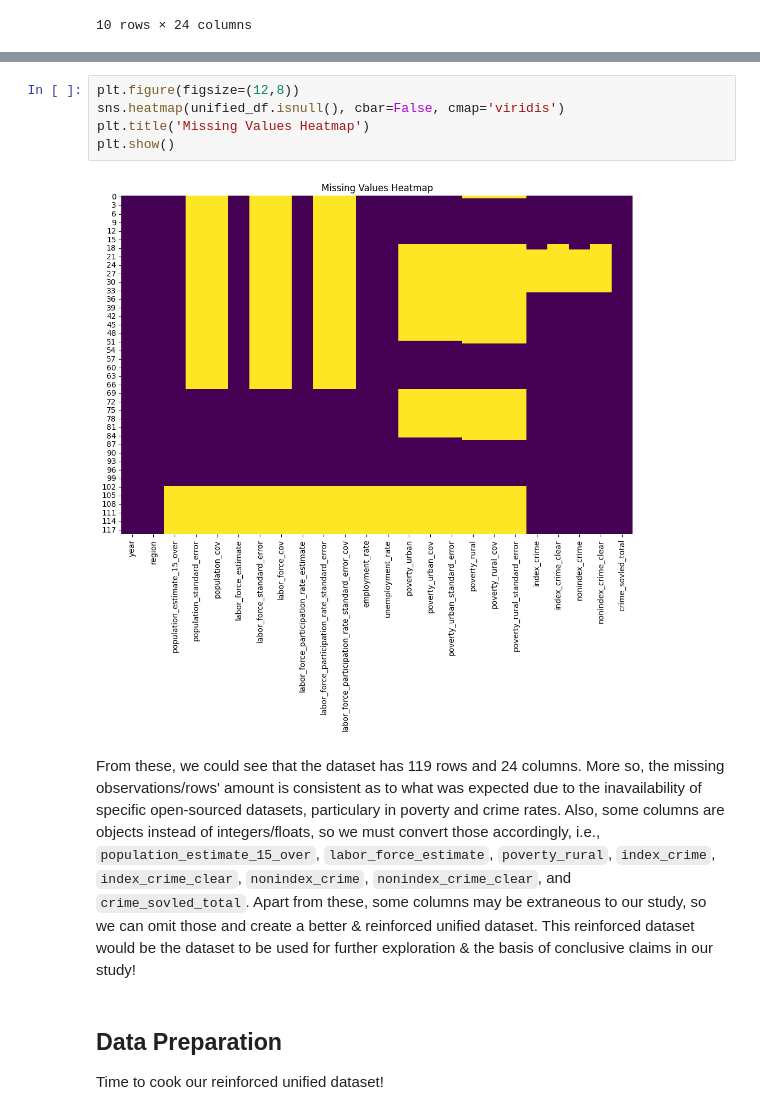
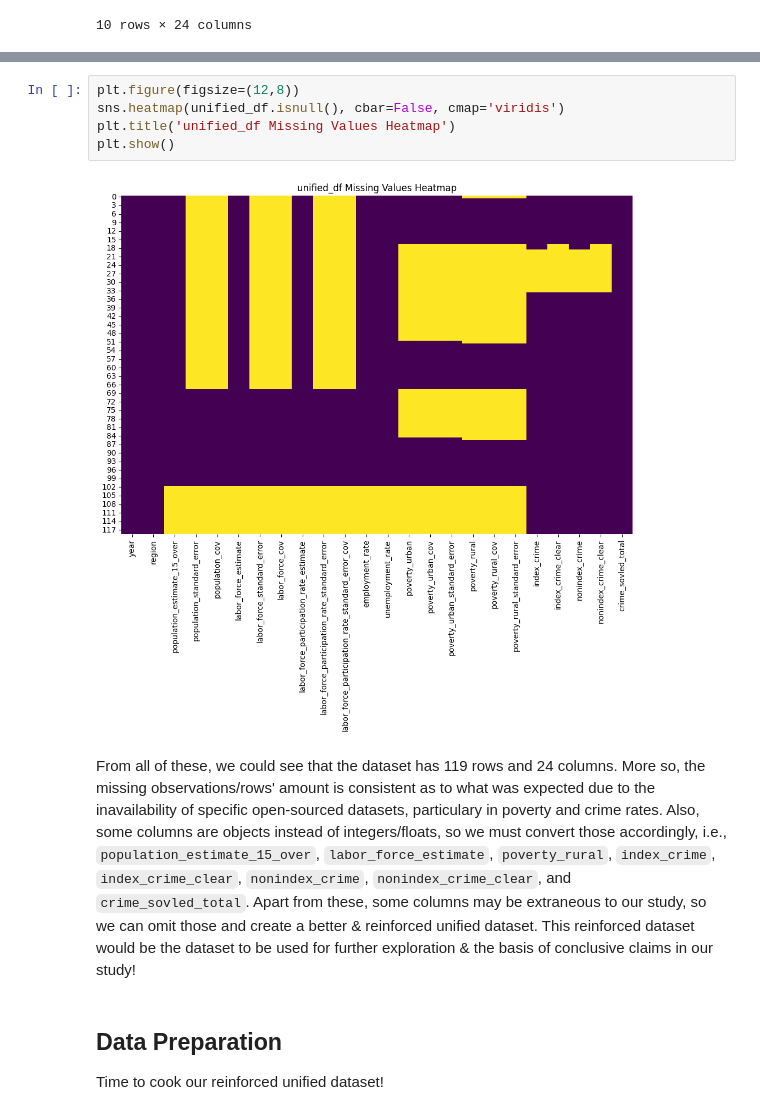
Before and after one commit to RpnAndri/crime-analysis, a Jupyter notebook: EDA.ipynb, the cells around one changed output, grey strips where cells are left out. Cells and saved outputs as stored; diff of their text form.

```diff
--- a/EDA.ipynb
+++ b/EDA.ipynb
@@ -140,12 +169,12 @@ dtype: object
 # %%
 plt.figure(figsize=(12,8))
 sns.heatmap(unified_df.isnull(), cbar=False, cmap='viridis')
-plt.title('Missing Values Heatmap')
+plt.title('unified_df Missing Values Heatmap')
 plt.show()
 # %% [output]
-[figure, old version]
+[figure, new version]
 # %% [markdown]
-From these, we could see that the dataset has 119 rows and 24 columns. More so, the missing observations/rows' amount is consistent as to what was expected due to the inavailability of specific open-sourced datasets, particulary in poverty and crime rates. Also, some columns are objects instead of integers/floats, so we must convert those accordingly, i.e., `population_estimate_15_over`, `labor_force_estimate`, `poverty_rural`, `index_crime`, `index_crime_clear`, `nonindex_crime`, `nonindex_crime_clear`, and `crime_sovled_total`. Apart from these, some columns may be extraneous to our study, so we can omit those and create a better & reinforced unified dataset. This reinforced dataset would be the dataset to be used for further exploration & the basis of conclusive claims in our study!
+From all of these, we could see that the dataset has 119 rows and 24 columns. More so, the missing observations/rows' amount is consistent as to what was expected due to the inavailability of specific open-sourced datasets, particulary in poverty and crime rates. Also, some columns are objects instead of integers/floats, so we must convert those accordingly, i.e., `population_estimate_15_over`, `labor_force_estimate`, `poverty_rural`, `index_crime`, `index_crime_clear`, `nonindex_crime`, `nonindex_crime_clear`, and `crime_sovled_total`. Apart from these, some columns may be extraneous to our study, so we can omit those and create a better & reinforced unified dataset. This reinforced dataset would be the dataset to be used for further exploration & the basis of conclusive claims in our study!
 # %% [markdown]
 ## Data Preparation
 
```
Also changed, not shown: parts of 28 cells of this notebook, 2 other files.
